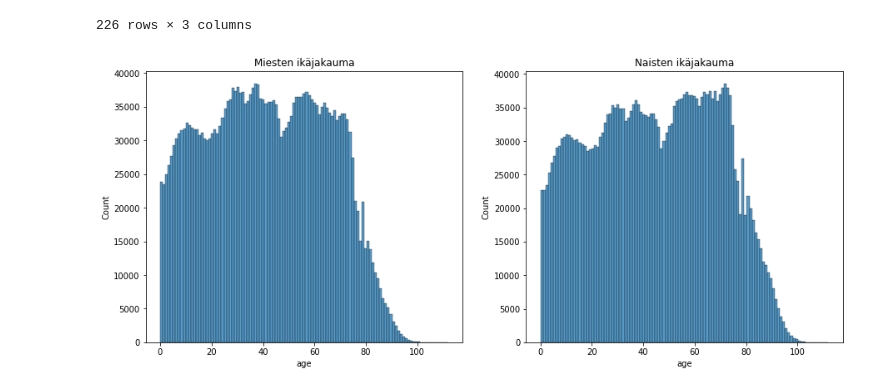
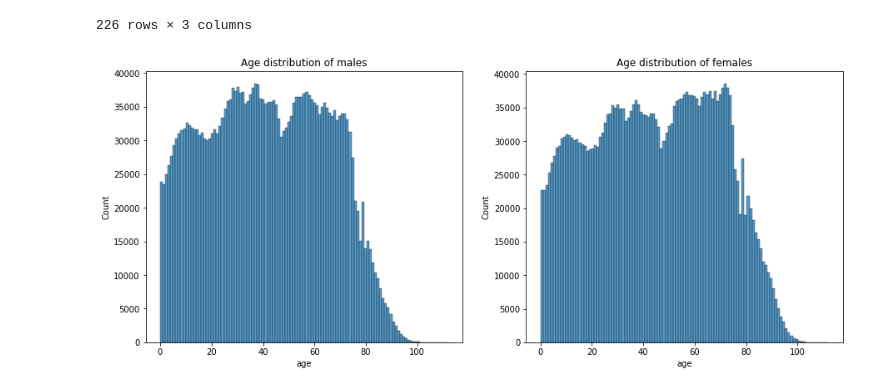
Before and after one commit to skupsala/population-simulation, a Jupyter notebook: notebooks/simulation.ipynb, the cells around one changed output. Cells and saved outputs as stored; diff of their text form; code cells hidden in the pictures.

```diff
--- a/notebooks/simulation.ipynb
+++ b/notebooks/simulation.ipynb
@@ -44,19 +44,21 @@ tilastokeskus_transform_dataframe(population_stats_df)
 | 225 | 112 | 0 | 0 |
 226 rows × 3 columns
 # %%
-def plot_population_age_distributions_by_sex(df):
+def plot_population_age_distributions_by_sex(df, aggregated=True):
     a4_dims = (15, 6)
     fig, ax = plt.subplots(1, 2, figsize=a4_dims)
+    if not aggregated:
+        df = df.groupby(['sex', 'age']).size().reset_index(name='population_count')
     males = df[df['sex'] == 1]
     females = df[df['sex'] == 0]
     mp = sns.histplot(data=males, x=males['age'], weights=males['population_count'], bins=len(males['age']), ax=ax[0])
-    mp.set_title("Miesten ikäjakauma")
+    mp.set_title("Age distribution of males")
     fp = sns.histplot(data=females, x=females['age'], weights=females['population_count'], bins=len(females['age']), ax=ax[1])
-    fp.set_title("Naisten ikäjakauma")
+    fp.set_title("Age distribution of females")
     fig.show()
 plot_population_age_distributions_by_sex(population_stats_df)
 # %% [output]
-[figure, old version]
+[figure, new version]
 # %%
 INITIAL_POPULATION_SIZE = population_stats_df['population_count'].sum()
 ages = np.zeros(INITIAL_POPULATION_SIZE, dtype=int)
```
Also changed, not shown: parts of 5 cells of this notebook, 1 other file.
